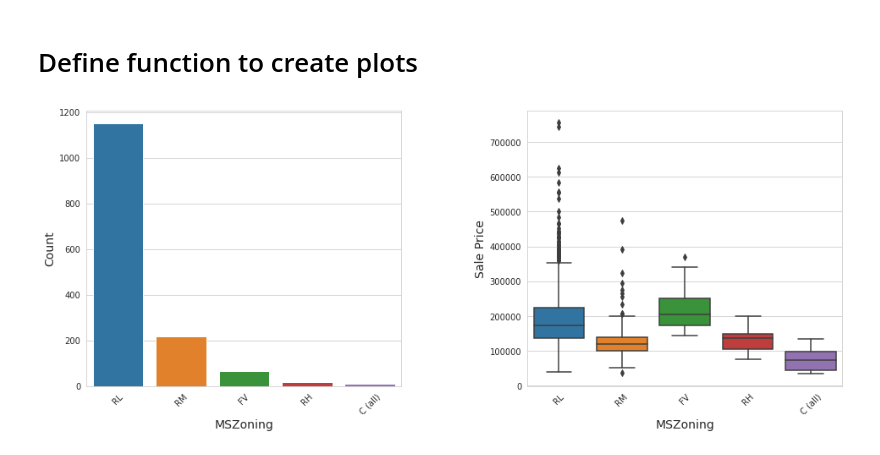
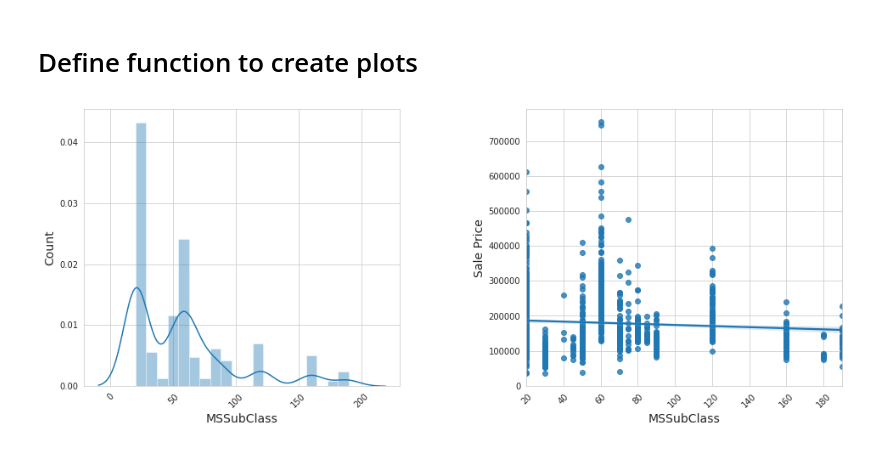
Before and after one commit to s-mushnoori/ames-housing, a Jupyter notebook: 01_EDA.ipynb, the cells around one changed output. Drawn from its saved outputs; the diff is of its cells as text; code cells hidden in the pictures.

Commit message:
Added several plots, need to add heatmap, descriptions and insights

```diff
--- a/01_EDA.ipynb
+++ b/01_EDA.ipynb
@@ -73,6 +73,6 @@ def plot_feature(data, column):
   plt.subplots_adjust(wspace=.4)
   plt.show()
 # %%
-plot_feature(df_train, 'MSZoning')
+plot_feature(df_train, 'MSSubClass')
 # %% [output]
-[figure, old version]
+[figure, new version]
```
Also changed, not shown: parts of 30 cells of this notebook.
